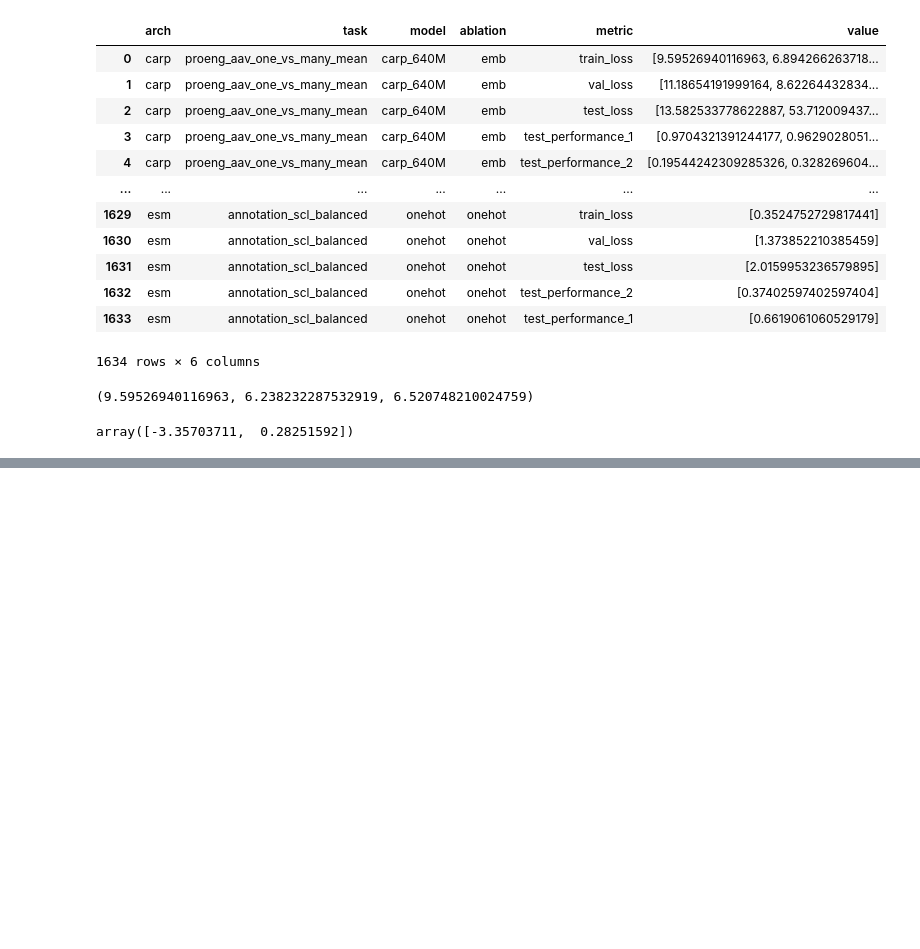
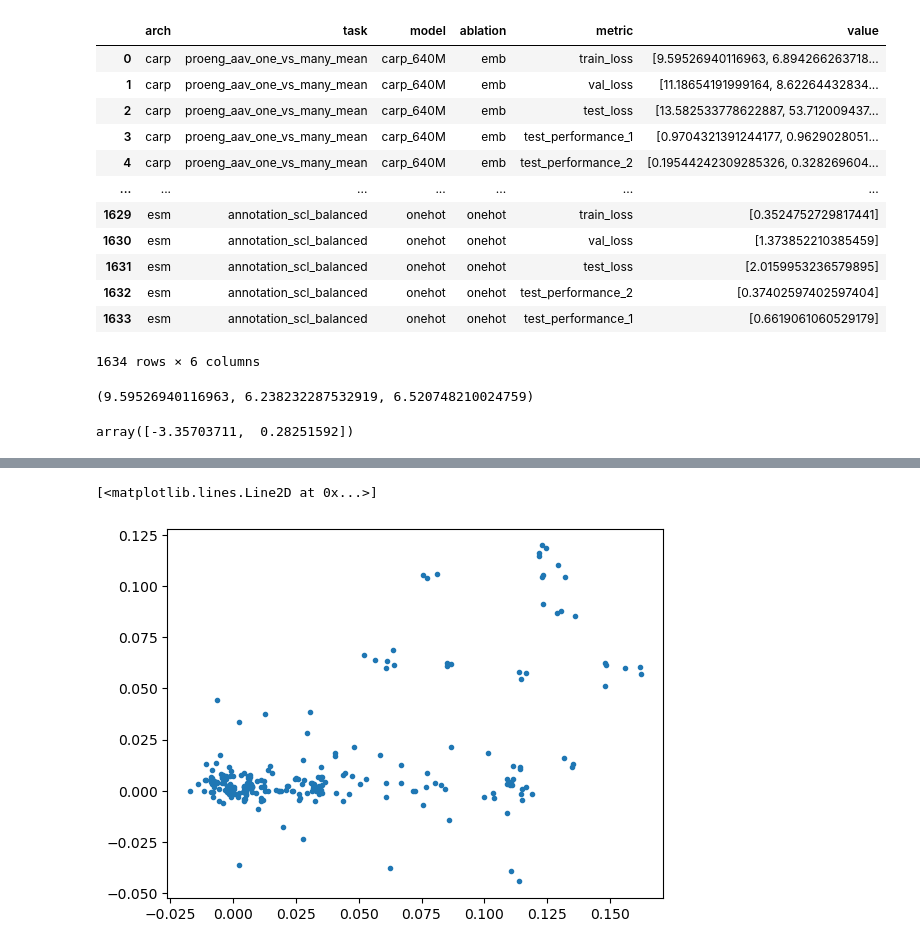
Before and after one commit to microsoft/protein-transfer, a Jupyter notebook: sandbox/results_replot.ipynb, the cells around one changed output, grey strips where cells are left out. Cells and saved outputs as stored; diff of their text form; code cells hidden in the pictures; blank space fills up the shorter version.

Commit message:
add result scatter

```diff
--- a/sandbox/results_replot.ipynb
+++ b/sandbox/results_replot.ipynb
@@ -71,3 +71,6 @@ def delta_layer(layer_cut: int, value_array: np.array) -> np.array:
 delta_layer(layer_cut=4, value_array=result_df.iloc[0]["value"])
 # %% [output]
 array([-3.35703711,  0.28251592])
+# %%
+df_perf_1 = result_df[(result_df["metric"] == "test_performance_1") & (result_df["model"] != "onehot")].copy()
+df_perf_1
@@ -73,0 +112,5 @@ array([-3.35703711,  0.28251592])
+# %%
+plt.plot(df_perf_1["x-0"], df_perf_1["f-x"], ".")
+# %% [output]
+[<matplotlib.lines.Line2D at 0x...>]
+[figure, added]
```
Also changed, not shown: parts of 3 cells of this notebook.
